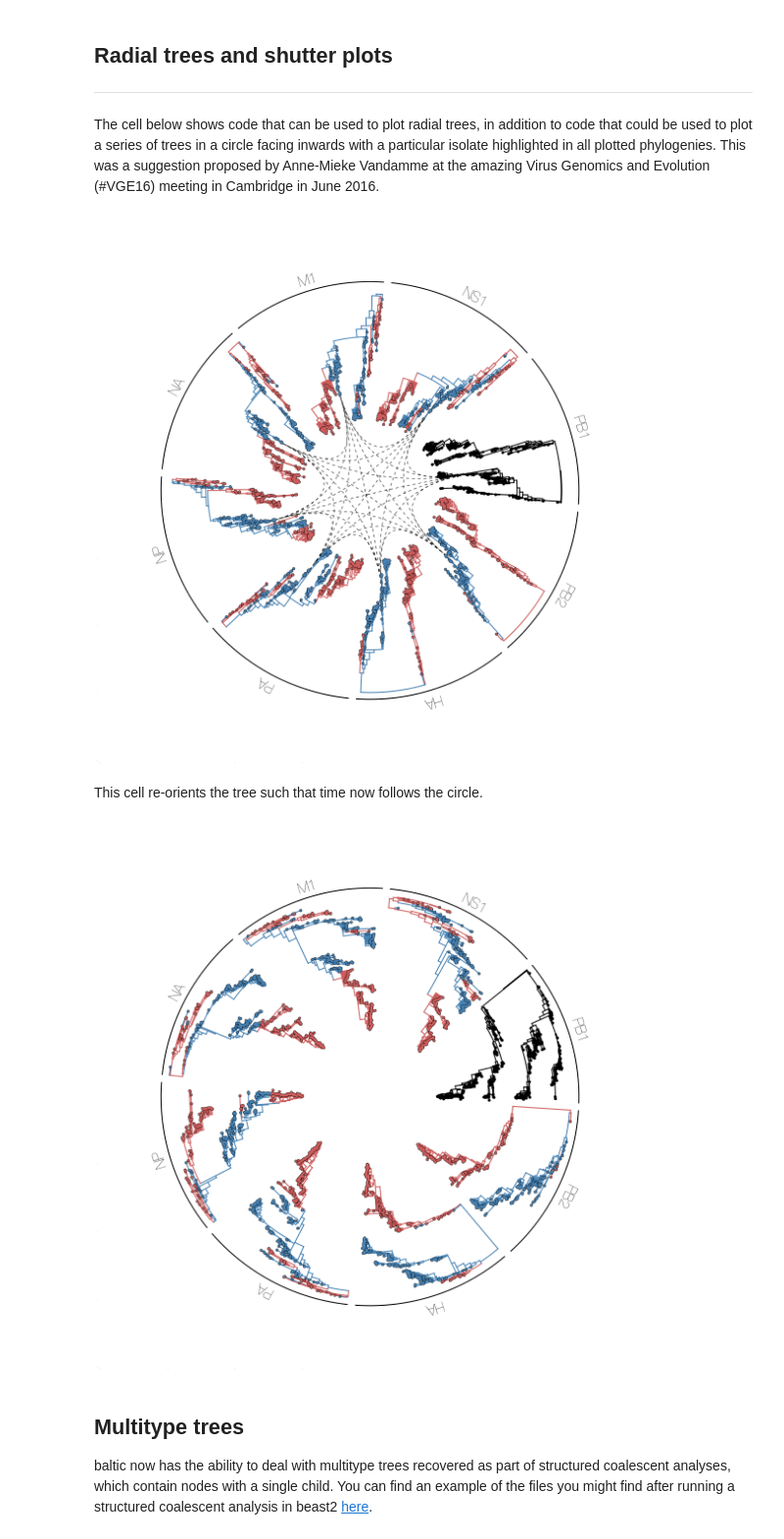
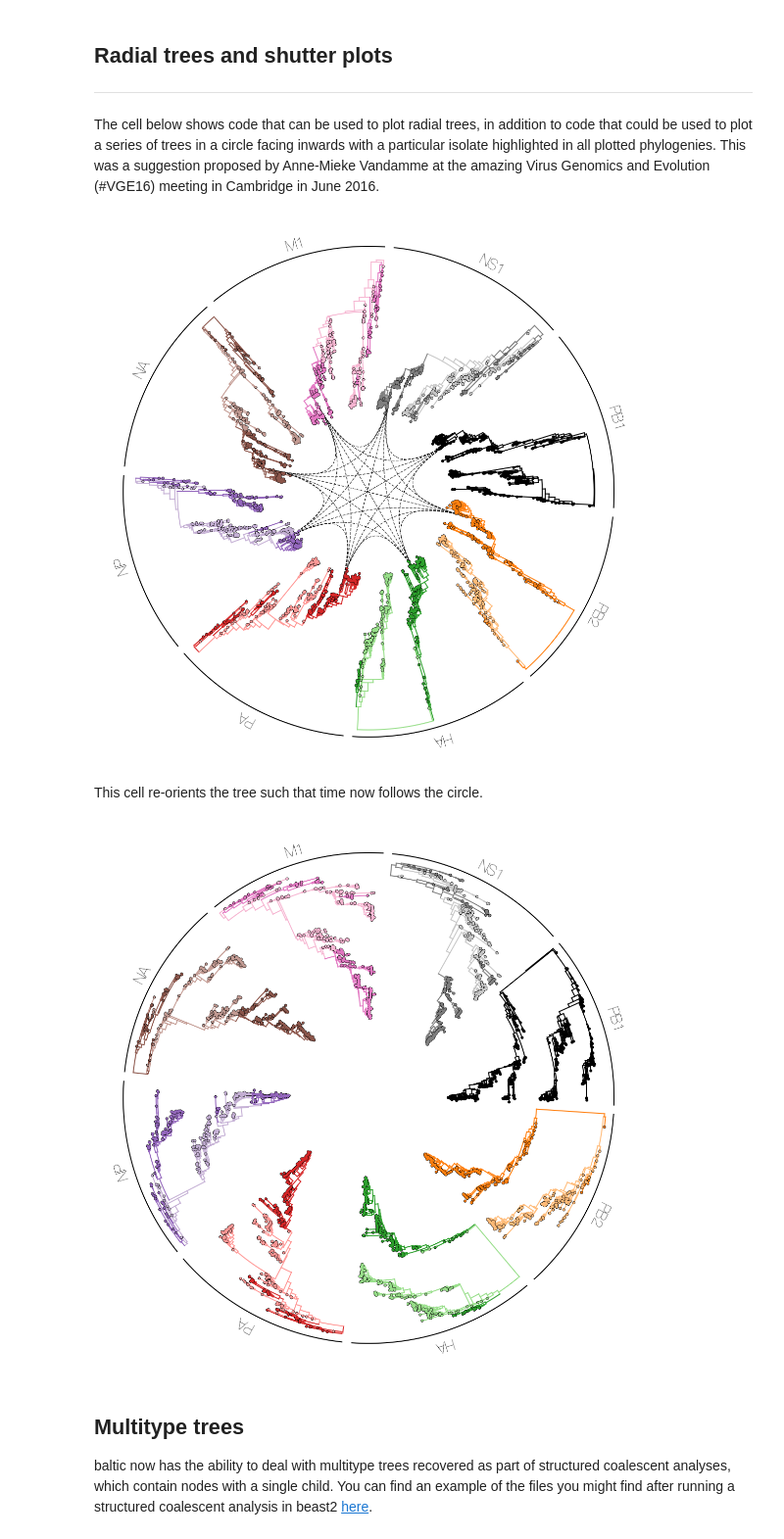
Before and after one commit to evogytis/baltic, a Jupyter notebook: austechia.ipynb, the cells around one changed output. Shown at 98% size. Saved outputs shown, nothing was run; the diff lists cells and outputs as text; code cells hidden in the pictures.

```diff
--- a/austechia.ipynb
+++ b/austechia.ipynb
@@ -29,3 +29,6 @@ import baltic as bt
+# %%
+import imp
+bt = imp.load_source('baltic', '/Users/evogytis/Documents/BLAB_baltic/baltic.py')
 # %% [markdown]
 ## Tree import
 -----------
@@ -221,8 +224,8 @@ branchWidth=2 ## default branch width
 
 cmap=mpl.cm.viridis
 
-# cc=ll.collapseNodes('posterior',lambda x:x<=0.5) ## collapse branches below 0.5 posterior probability
-cc=ll.collapseNodes('index',lambda x:x>1000000) ## collapse branches whose index in tree string are above 1 million
+cc=ll.collapseBranches('posterior',lambda x:x<=0.5) ## collapse branches below 0.5 posterior probability
+# cc=ll.collapseBranches('index',lambda x:x>1000000) ## collapse branches whose index in tree string are above 1 million
 cc.sortBranches() ## sort branches, also redraws tree
 
 print len(ll.Objects),len(cc.Objects) ## check how many branches were collapsed
@@ -252,6 +255,6 @@ for k in cc.Objects: ## iterate over objects in tree
 
     ax.plot([xp,x],[y,y],lw=branchWidth,color=c,ls='-',zorder=9) ## plot actual branch (horizontal)
 
-ax.set_ylim(-5,len(cc.leaves)+5)
+ax.set_ylim(-5,cc.ySpan+5)
 plt.show()
 # %% [output]
@@ -769,8 +603,6 @@ fig,ax = plt.subplots(figsize=(20,20),facecolor='w')
 traitName='PB1' ## choose a trait to colour branches by
 
 branchWidth=2 ## default branch width
-
-cmap=mpl.cm.viridis ## choose a colour map
 
 # inwardSpace=-1.15 ## determines how much space is left in the middle, if negative (and >1) trees are plotted pointing outwards
 inwardSpace=0.5
@@ -780,6 +612,9 @@ tree_names=['PB1t','PB2t','HAt','PAt','NPt','NAt','M1t','NS1t'] ## define order
 # tree_names=['PB1t','PB2t','HAt','PAt','NPt'] ## define order that makes a pentagram
 # tree_names=['PB1t','PB2t','HAt'] ## define order that plots coevolving segments
 # tree_names=['PB1t','HAt'] ## define order that plots two trees
+
+cmap=mpl.cm.Vega20 ## choose a colour map
+vega_colours={tree:[cmap((t*2)/20.0),cmap((t*2+1)/20.0)] for t,tree in enumerate(tree_names)}
 
 circFrac=1/float(len(tree_names)) ## what fraction of the circle a single tree occupies
 startFrom=np.pi ## start at some point along the circle
@@ -831,9 +666,8 @@ for t,tr in enumerate(tree_names): ## iterate over trees
         # such coordinates are then plotted using sin(y) and cos(y) to get x and y coordinates along a circle, respectively
         yc=baseCircle+circFrac*np.pi*2*(y/float(leafCount))*gap ## transform y coordinate
 
-#         c=cmap(1-(mostRecent-x)/controlDepth) ## colour by branch height
         if k.traits.has_key(traitName): ## if tree has PB1 trait - colour accordingly
-            c=['indianred' if k.traits[traitName]=='V' else 'steelblue'][0] ## can be discrete too
+            c=[vega_colours[tr][0] if k.traits[traitName]=='V' else vega_colours[tr][1]][0] ## pick from colour pairs
         else: ## otherwise - black
             c='k'
 
@@ -899,13 +733,15 @@ ax.spines['right'].set_visible(False)
 ax.spines['left'].set_visible(False)
 ax.spines['bottom'].set_visible(False)
 
-ax.tick_params(axis='x',labelsize=0,size=0) ## no labels
-ax.tick_params(axis='y',labelsize=0,size=0)
+ax.tick_params(axis='x',size=0) ## no labels
+ax.tick_params(axis='y',size=0)
+ax.set_xticklabels([])
+ax.set_yticklabels([])
 
 ax.set_aspect(1) ## aspect set to 1 for proper circular plot
 plt.show()
 # %% [output]
-[figure, old version]
+[figure, new version]
 # %% [markdown]
 This cell re-orients the tree such that time now follows the circle.
 # %%
@@ -914,8 +750,6 @@ fig,ax = plt.subplots(figsize=(20,20),facecolor='w')
 traitName='PB1' ## choose a trait to colour branches by
 
 branchWidth=2 ## default branch width
-
-cmap=mpl.cm.viridis ## choose a colour map
 
 # inwardSpace=-1.15 ## determines how much space is left in the middle, if negative (and >1) trees are plotted radiating outwards
 inwardSpace=0.5
@@ -925,6 +759,9 @@ tree_names=['PB1t','PB2t','HAt','PAt','NPt','NAt','M1t','NS1t'] ## define order
 # tree_names=['PB1t','PB2t','HAt','PAt','NPt'] ## define order that makes a pentagram
 # tree_names=['PB1t','PB2t','HAt'] ## define order that plots coevolving segments
 # tree_names=['PB1t','HAt'] ## define order that plots two trees
+
+cmap=mpl.cm.Vega20 ## choose a colour map
+vega_colours={tree:[cmap((t*2)/20.0),cmap((t*2+1)/20.0)] for t,tree in enumerate(tree_names)}
 
 totalCircle=sum([trees[treeName].treeHeight for treeName in tree_names]) ## what fraction of the circle a single tree occupies
 startFrom=np.pi ## start at some point along the circle
@@ -978,8 +815,8 @@ for t,tr in enumerate(tree_names): ## iterate over trees
 
         xbar=np.linspace(xpc,xc,15)
 
-        if k.traits.has_key(traitName): ## if tree has PB1 trait - colour accordingly
-            c=['indianred' if k.traits[traitName]=='V' else 'steelblue'][0] ## can be discrete too
+        if k.traits.has_key(traitName): ## if tree has trait - colour accordingly
+            c=[vega_colours[tr][0] if k.traits[traitName]=='V' else vega_colours[tr][1]][0]
         else: ## otherwise - black
             c='k'
 
@@ -1000,36 +837,38 @@ for t,tr in enumerate(tree_names): ## iterate over trees
 #                     nxc=2*np.pi*(startFrom-nexCircFrac)+np.pi*2*nexCircFrac*(l.height/float(nex_tree.treeHeight))*gap ## transform y coordinate
 #                     nyc=inwardSpace+l.y/float(leafCount)
 
 #                     ax.plot([np.sin(xc)*yc,np.sin(nxc)*nyc],[np.cos(xc)*yc,np.cos(nxc)*nyc],color=tc,zorder=8)
 
         elif isinstance(k,bt.node): ## if node...
             yl=k.children[-1].y ## fetch first child y coordinate
             yr=k.children[0].y ## fetch last child y coordinate
 
             ycl=inwardSpace+yl/float(leafCount)
             ycr=inwardSpace+yr/float(leafCount)
 
             ax.plot([np.sin(xc)*ycl,np.sin(xc)*ycr],[np.cos(xc)*ycl,np.cos(xc)*ycr],lw=branchWidth,color=c,ls='-',zorder=9)
 
         ax.plot(np.sin(xbar)*yc,np.cos(xbar)*yc,lw=branchWidth,color=c,ls='-',zorder=9) ## plot ancestral branch
 
     startFrom+=circFrac ## increment position along circle for next tree
 
 # ax.set_xlim(-inwardSpace*1.1,inwardSpace*1.1) ## plot limits
 # ax.set_ylim(-inwardSpace*1.1,inwardSpace*1.1)
 
 ax.spines['top'].set_visible(False) ## no axes
 ax.spines['right'].set_visible(False)
 ax.spines['left'].set_visible(False)
 ax.spines['bottom'].set_visible(False)
 
-ax.tick_params(axis='x',labelsize=0,size=0) ## no labels
-ax.tick_params(axis='y',labelsize=0,size=0)
+ax.tick_params(axis='x',size=0) ## no labels
+ax.tick_params(axis='y',size=0)
+ax.set_xticklabels([])
+ax.set_yticklabels([])
 
 ax.set_aspect(1) ## aspect set to 1 for proper circular plot
 plt.show()
 # %% [output]
-[figure, old version]
+[figure, new version]
 # %% [markdown]
 ## Multitype trees
 
```
Also changed, not shown: parts of 24 cells of this notebook, 1 other file.
